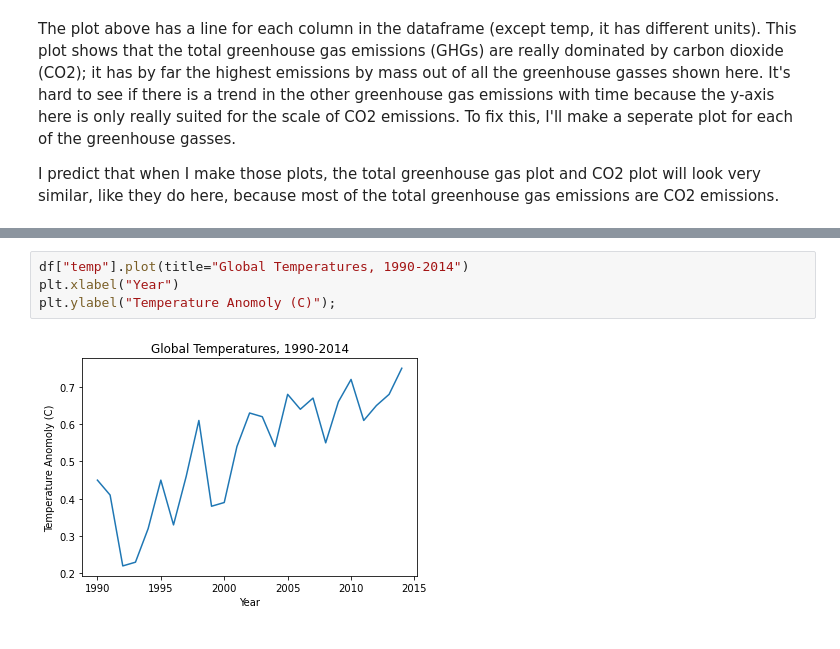
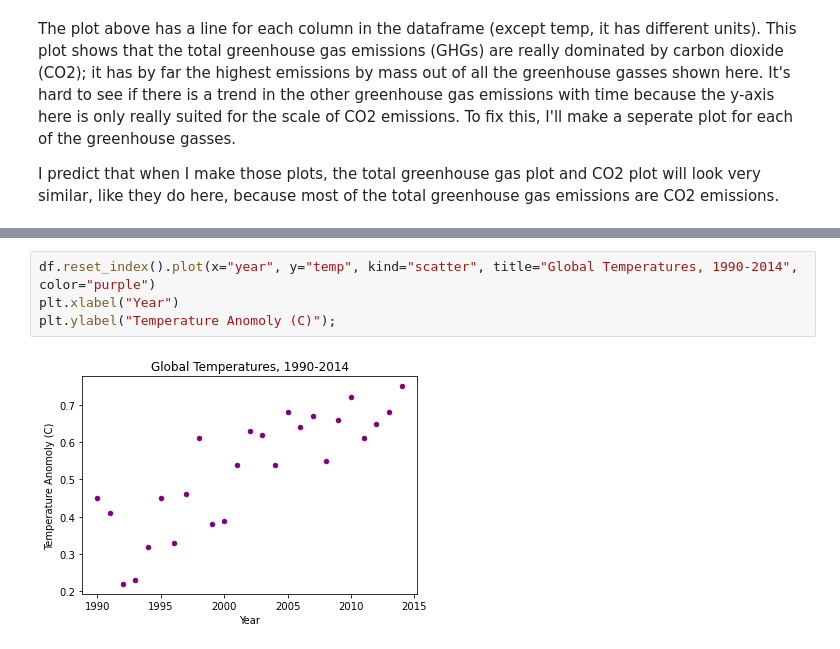
Before and after one commit to jpdevito/cmsc320, a Jupyter notebook: Tutorial.ipynb, the cells around one changed output, grey strips where cells are left out. Cells and saved outputs as stored; diff of their text form.

```diff
--- a/Tutorial.ipynb
+++ b/Tutorial.ipynb
@@ -180,6 +183,6 @@ We can also see from the plots a general trend in most of the categories. For ex
 # %%
-df["temp"].plot(title="Global Temperatures, 1990-2014")
+df.reset_index().plot(x="year", y="temp", kind="scatter", title="Global Temperatures, 1990-2014", color="purple")
 plt.xlabel("Year")
 plt.ylabel("Temperature Anomoly (C)");
 # %% [output]
-[figure, old version]
+[figure, new version]
```
Also changed, not shown: parts of 7 cells of this notebook.
